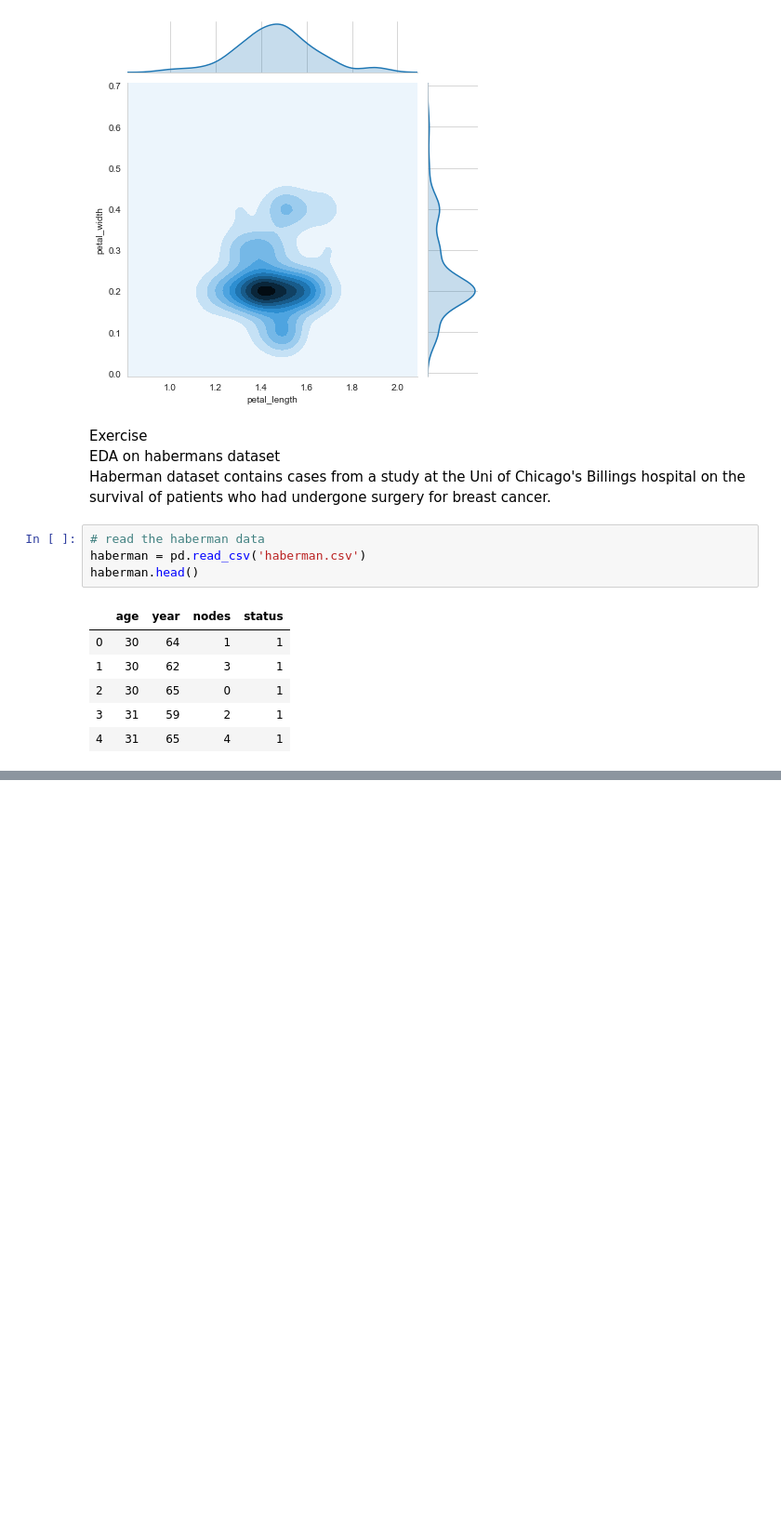
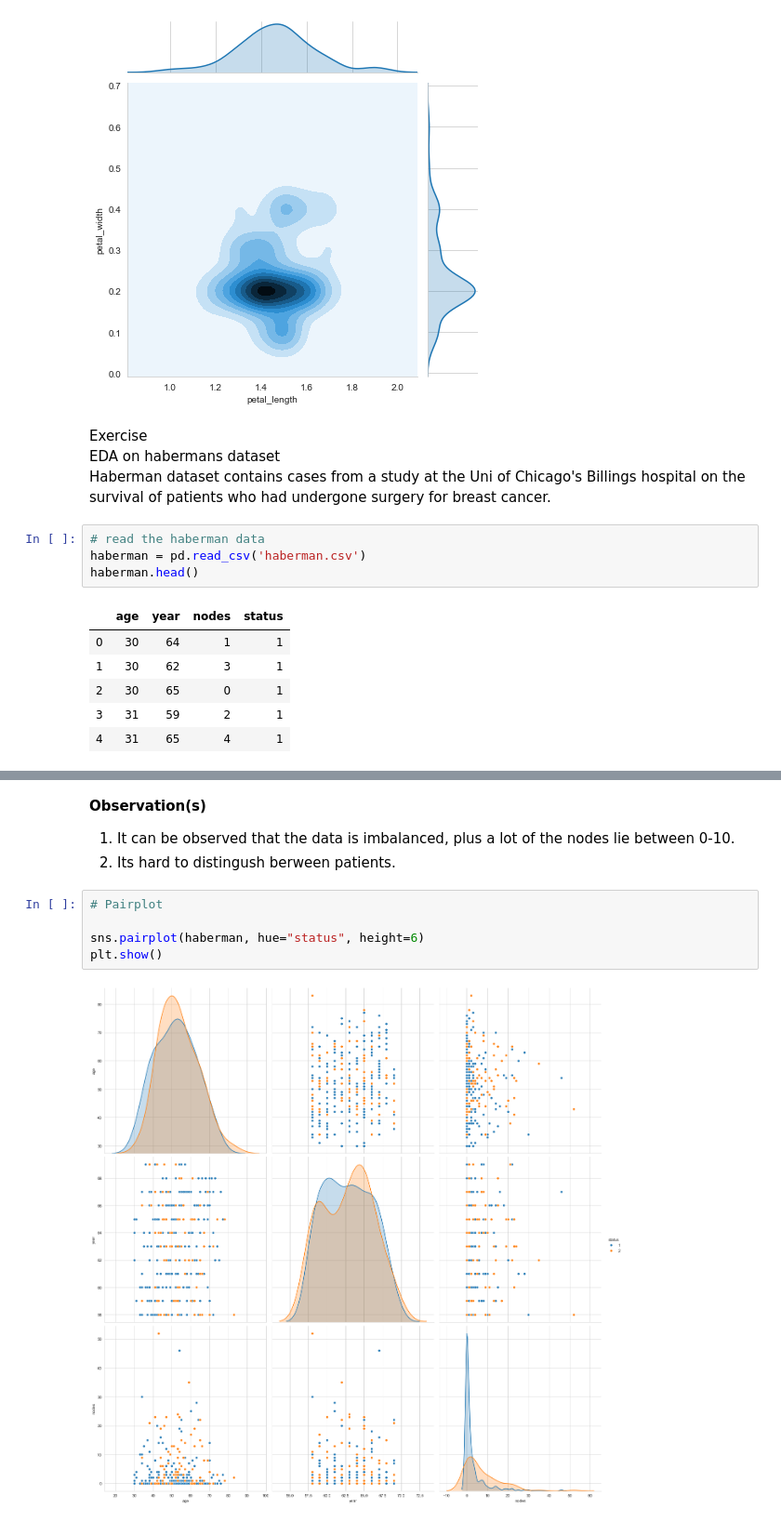
Before and after one commit to brijrajgohil/DataScienceProjects, a Jupyter notebook: AI/EDA/EDA.ipynb, the cells around one changed output, grey strips where cells are left out. Shown: that part at 93% size. Saved outputs shown, nothing was run; the diff lists cells and outputs as text; blank space fills up the shorter version.

```diff
--- a/AI/EDA/EDA.ipynb
+++ b/AI/EDA/EDA.ipynb
@@ -294,0 +328,11 @@ status : survival status 1 (survived >= 5
+# %% [markdown]
+**Observation(s)**
+1. It can be observed that the data is imbalanced, plus a lot of the nodes lie between 0-10.
+2. Its hard to distingush berween patients.
+# %%
+# Pairplot
+
+sns.pairplot(haberman, hue="status", height=6)
+plt.show()
+# %% [output]
+[figure, added]
```
Also changed, not shown: parts of 11 cells of this notebook.
